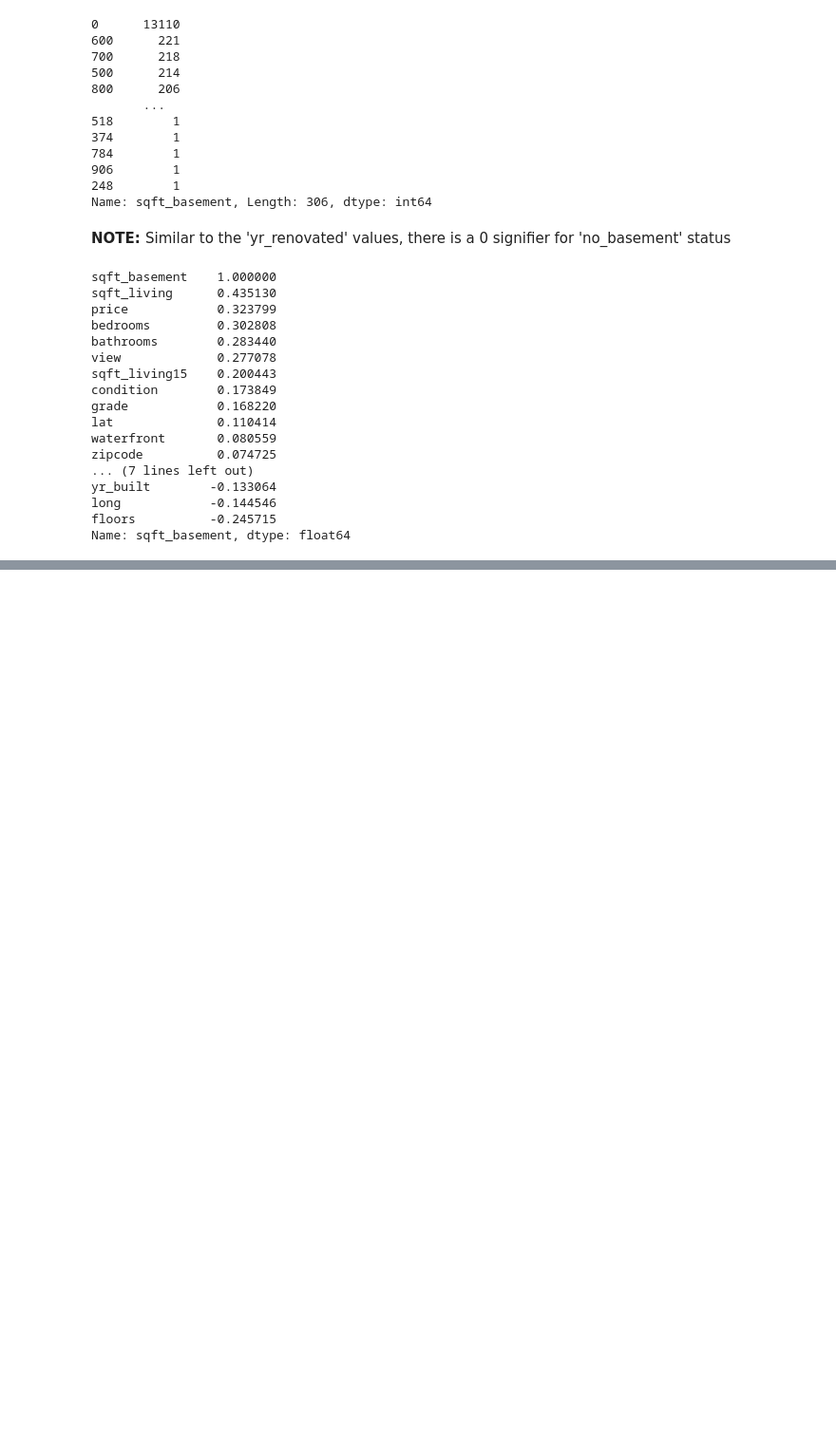
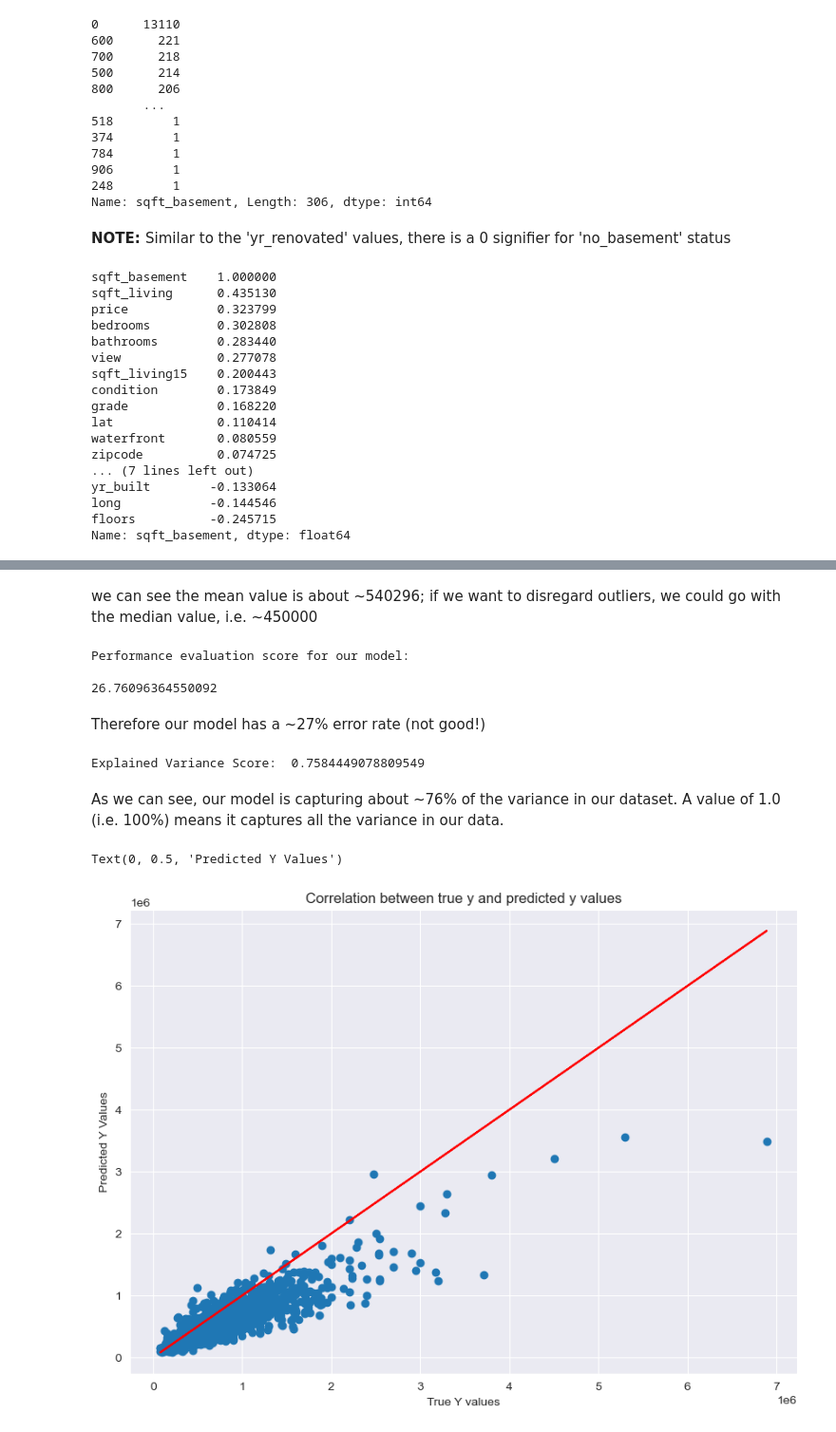
Before and after one commit to shahbazmansahia/DataAnalysisWithPython, a Jupyter notebook: Refactored_Py_DS_ML_Bootcamp-master/22-Deep Learning/my_NN_Study_2.ipynb, the cells around one changed output, grey strips where cells are left out. Shown at 95% size. Cells and saved outputs as stored; diff of their text form; code cells hidden in the pictures; blank space fills up the shorter version.

```diff
--- a/Refactored_Py_DS_ML_Bootcamp-master/22-Deep Learning/my_NN_Study_2.ipynb
+++ b/Refactored_Py_DS_ML_Bootcamp-master/22-Deep Learning/my_NN_Study_2.ipynb
@@ -394,0 +477,2 @@ Name: sqft_basement, dtype: float64
+# %%
+y_pred = model.predict(X_test_scaled)
@@ -394,0 +505,27 @@ Name: sqft_basement, dtype: float64
+# %% [markdown]
+we can see the mean value is about ~540296; if we want to disregard outliers, we could go with the median value, i.e. ~450000
+# %%
+print ("Performance evaluation score for our model: \n")
+print (( mean_absolute_error(y_test, y_pred) / df['price'].mean()) * 100)
+# %% [output]
+Performance evaluation score for our model:
+
+26.76096364550092
+# %% [markdown]
+Therefore our model has a ~27% error rate (not good!)
+# %%
+print ('Explained Variance Score: ', explained_variance_score(y_test, y_pred));
+# %% [output]
+Explained Variance Score:  0.7584449078809549
+# %% [markdown]
+As we can see, our model is capturing about ~76% of the variance in our dataset. A value of 1.0 (i.e. 100%) means it captures all the variance in our data.
+# %%
+plt.figure (figsize= (10, 7))
+plt.scatter(y_test, y_pred)
+plt.plot (y_test, y_test, 'r')
+plt.title('Correlation between true y and predicted y values')
+plt.xlabel('True Y values')
+plt.ylabel('Predicted Y Values')
+# %% [output]
+Text(0, 0.5, 'Predicted Y Values')
+[figure, added]
```
Also changed, not shown: parts of 56 cells of this notebook.
